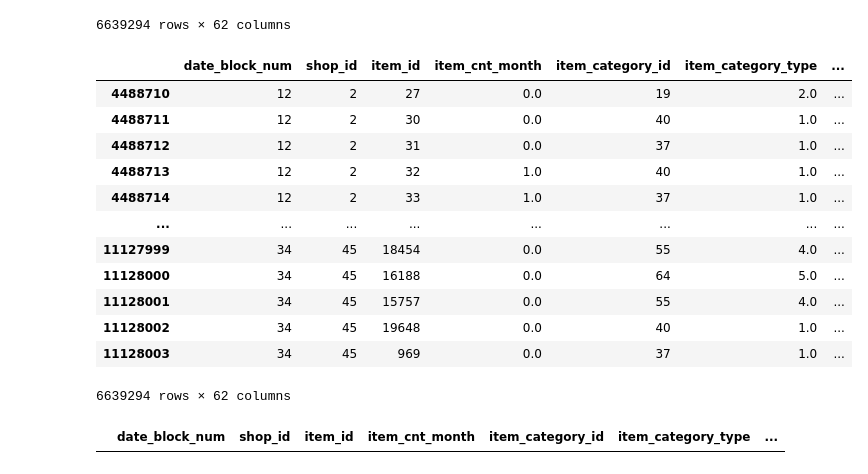
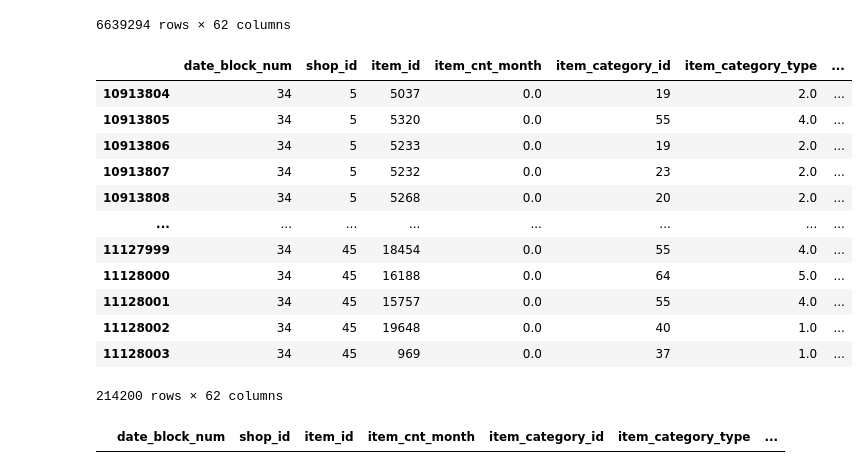
Before and after one commit to andrei-shemerei/git_action, a Jupyter notebook: notebooks/Baseline modeling.ipynb, the cells around one changed output. Saved outputs shown, nothing was run; the diff lists cells and outputs as text; code cells hidden in the pictures.

```diff
--- a/notebooks/Baseline modeling.ipynb
+++ b/notebooks/Baseline modeling.ipynb
@@ -172,5 +172,7 @@ data['sales_train_data'] = calculate_revenue(data['sales_train_data'])
 # Transform test data
 data['test_data'] = transform_test_data(data['test_data'])
 # %%
-print(data)
+for df in data:
+    print(data[df].shape)
+print(SHOP_DUPLICATE_SET)
 # %% [output]
@@ -193,0 +186,3 @@ print(data)
+# %%
+for df in data:
+    print(df)
@@ -382,21 +400,21 @@ final_df
 6639294 rows × 62 columns
 # %%
 final_df = final_df[final_df.date_block_num > 11]
-final_df
+final_df[final_df.date_block_num == 34]
 # %% [output]
 |  | date_block_num | shop_id | item_id | item_cnt_month | item_category_id | item_category_type | ... |
-| 4488710 | 12 | 2 | 27 | 0.0 | 19 | 2.0 | ... |
-| 4488711 | 12 | 2 | 30 | 0.0 | 40 | 1.0 | ... |
-| 4488712 | 12 | 2 | 31 | 0.0 | 37 | 1.0 | ... |
-| 4488713 | 12 | 2 | 32 | 1.0 | 40 | 1.0 | ... |
-| 4488714 | 12 | 2 | 33 | 1.0 | 37 | 1.0 | ... |
+| 10913804 | 34 | 5 | 5037 | 0.0 | 19 | 2.0 | ... |
+| 10913805 | 34 | 5 | 5320 | 0.0 | 55 | 4.0 | ... |
+| 10913806 | 34 | 5 | 5233 | 0.0 | 19 | 2.0 | ... |
+| 10913807 | 34 | 5 | 5232 | 0.0 | 23 | 2.0 | ... |
+| 10913808 | 34 | 5 | 5268 | 0.0 | 20 | 2.0 | ... |
 | ... | ... | ... | ... | ... | ... | ... | ... |
 | 11127999 | 34 | 45 | 18454 | 0.0 | 55 | 4.0 | ... |
 | 11128000 | 34 | 45 | 16188 | 0.0 | 64 | 5.0 | ... |
 | 11128001 | 34 | 45 | 15757 | 0.0 | 55 | 4.0 | ... |
 | 11128002 | 34 | 45 | 19648 | 0.0 | 40 | 1.0 | ... |
 | 11128003 | 34 | 45 | 969 | 0.0 | 37 | 1.0 | ... |
-6639294 rows × 62 columns
+214200 rows × 62 columns
 # %%
 final_df[final_df.isnull().any(axis=1)]
 # %% [output]
```
Also changed, not shown: parts of 3 cells of this notebook, 8 other files.
